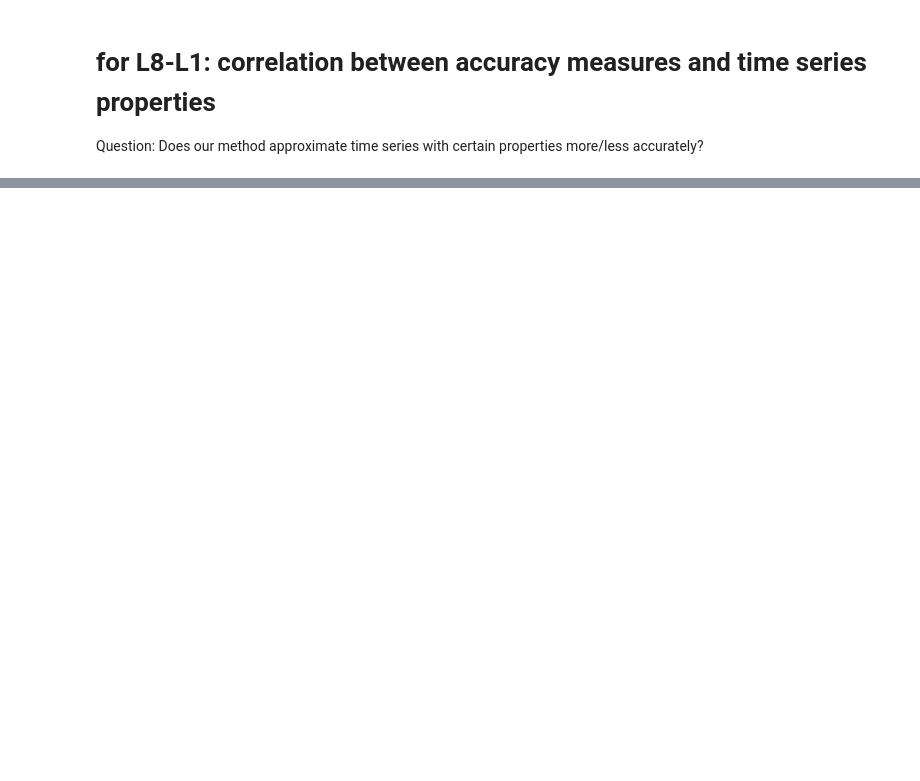
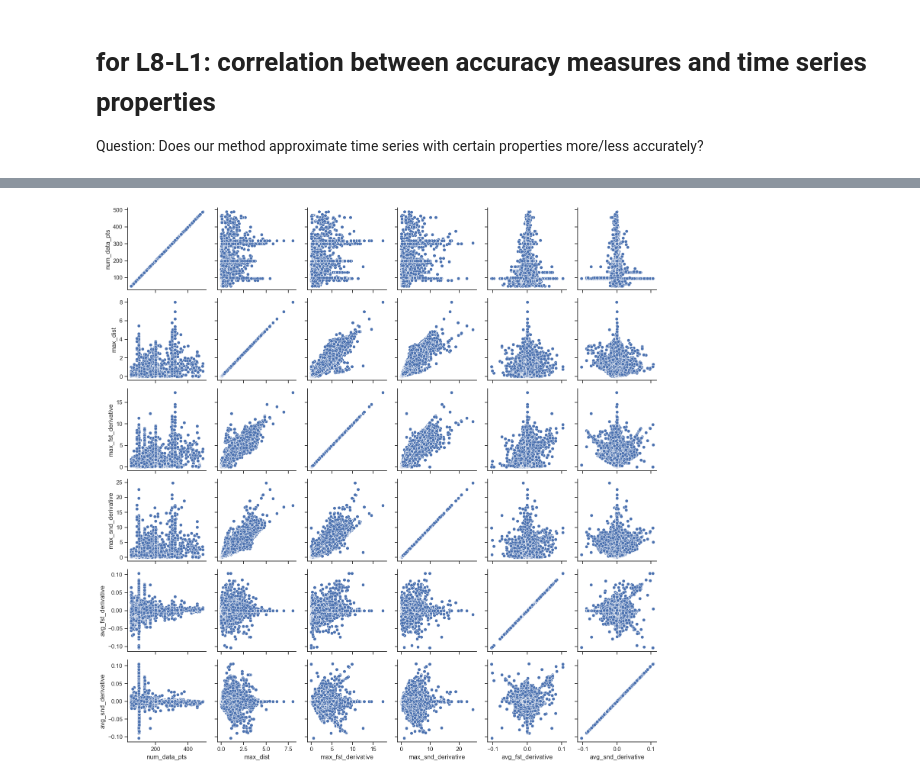
Before and after one commit to veropossumus/splineRegressionExperiments, a Jupyter notebook: e2_results.ipynb, the cells around one changed output, grey strips where cells are left out. Drawn from its saved outputs; the diff is of its cells as text; code cells hidden in the pictures; blank space fills up the shorter version.

```diff
--- a/e2_results.ipynb
+++ b/e2_results.ipynb
@@ -150,5 +222,8 @@ for measurement in ['mean_diff','max_fst_derivative','max_snd_derivative','min_f
 # %%
-g = sns.PairGrid(df_max_l1[['num_outliers_removed','num_data_pts','max_dist','max_fst_derivative','max_snd_derivative','min_fst_derivative','min_snd_derivative','avg_fst_derivative','avg_snd_derivative']]).map(sns.scatterplot)
+#g = sns.PairGrid(df_max_l1[['num_outliers_removed','num_data_pts','max_dist','mean_diff','max_fst_derivative','max_snd_derivative','avg_fst_derivative','avg_snd_derivative']]).map(sns.scatterplot)
+g = sns.PairGrid(df_max_l1[['num_data_pts','max_dist','max_fst_derivative','max_snd_derivative','avg_fst_derivative','avg_snd_derivative']]).map(sns.scatterplot)
+# %% [output]
+[figure, added]
 # %%
 """import seaborn as sns
 sns.set_theme(style="ticks")
```
Also changed, not shown: parts of 10 cells of this notebook, 2 other files.
